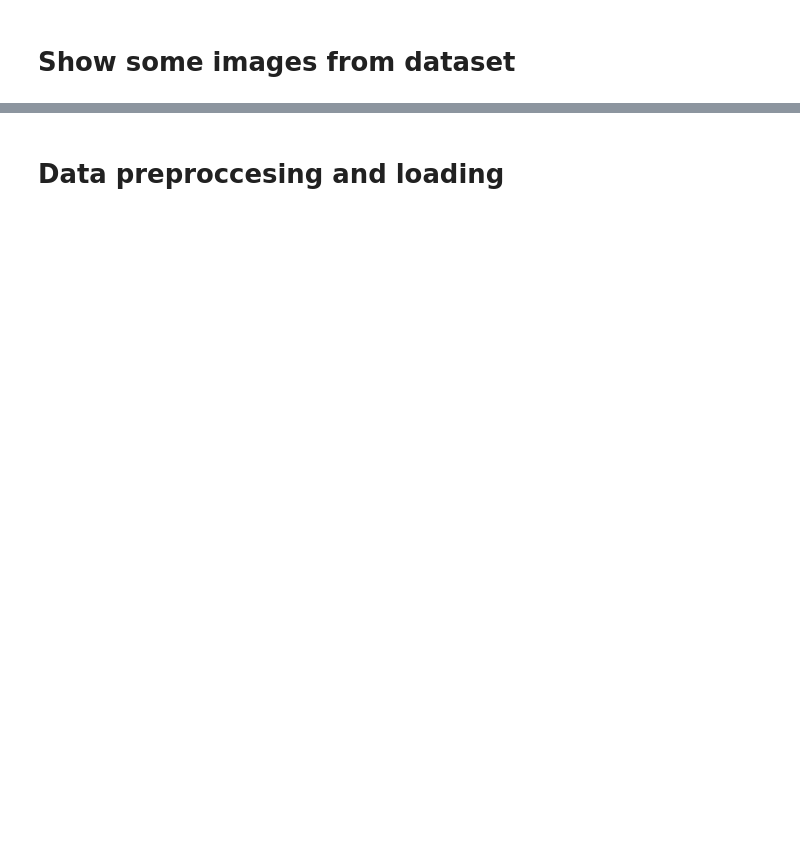
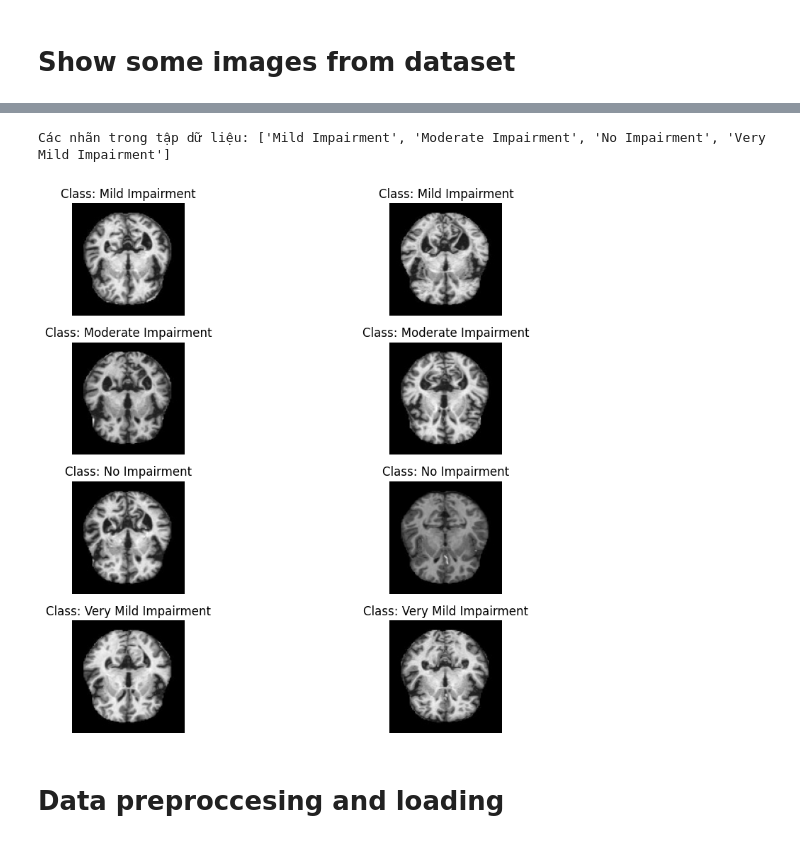
Before and after one commit to HuynhHanDong/Alzheimer-Classification, a Jupyter notebook: train.ipynb, the cells around one changed output, grey strips where cells are left out. Saved outputs shown, nothing was run; the diff lists cells and outputs as text; code cells hidden in the pictures; blank space fills up the shorter version.

```diff
--- a/train.ipynb
+++ b/train.ipynb
@@ -25,15 +26,3 @@ Train dataset size: 5121
 Test dataset size: 1279
 # %% [markdown]
 # Show some images from dataset
-# %%
-# Danh sách nhãn từ ImageFolder
-labels = train_dataset.classes
-print("Các nhãn trong tập dữ liệu:", labels)
-
-# Hiển thị một số hình ảnh mẫu
-for i in range(4):
-    image, label = train_dataset[i]  # Lấy ảnh và nhãn
-    plt.imshow(image)  # Hiển thị trực tiếp ảnh (đã ở dạng PIL.Image.Image)
-    plt.title(f"Label: {labels[label]}")  # Hiển thị nhãn
-    plt.axis("off")
-    plt.show()
@@ -46,3 +29,36 @@ Các nhãn trong tập dữ liệu: ['MildDemented', 'ModerateDemented', 'NonDem
+# %%
+# Danh sách nhãn từ ImageFolder
+labels = train_dataset.classes
+print("Các nhãn trong tập dữ liệu:", labels)
+
+# Dictionary to store images for each class
+images_by_class = {label: [] for label in range(len(labels))}
+
+# Iterate over the dataset to find 2 images per class
+for image, label in train_dataset:
+    if len(images_by_class[label]) < 2:  # Collect up to 2 images per class
+        images_by_class[label].append(image)
+    if all(len(images) == 2 for images in images_by_class.values()):  # Stop when all classes have 2 images
+        break
+
+# Plot images from all classes
+plt.figure(figsize=(12, 8))
+for class_idx, (label, images) in enumerate(images_by_class.items()):
+    for img_idx, image in enumerate(images):
+        plt.subplot(len(labels), 2, class_idx * 2 + img_idx + 1)
+
+        # If the image is a PyTorch tensor, convert it to NumPy
+        if isinstance(image, torch.Tensor):
+            image = image.permute(1, 2, 0).numpy()  # Convert CHW to HWC
+
+        plt.imshow(image)
+        plt.title(f"Class: {labels[label]}")
+        plt.axis("off")
+plt.tight_layout()
+plt.show()
+# %% [output]
+Các nhãn trong tập dữ liệu: ['Mild Impairment', 'Moderate Impairment', 'No Impairment', 'Very Mild Impairment']
+[figure, added]
 # %% [markdown]
 # Data preproccesing and loading
 # %%
```
Also changed, not shown: parts of 25 cells of this notebook, 3 other files.
